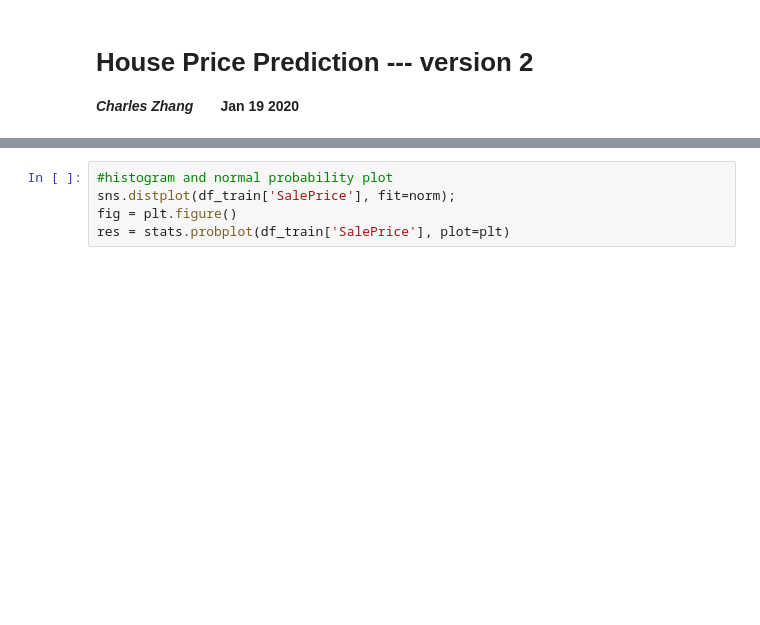
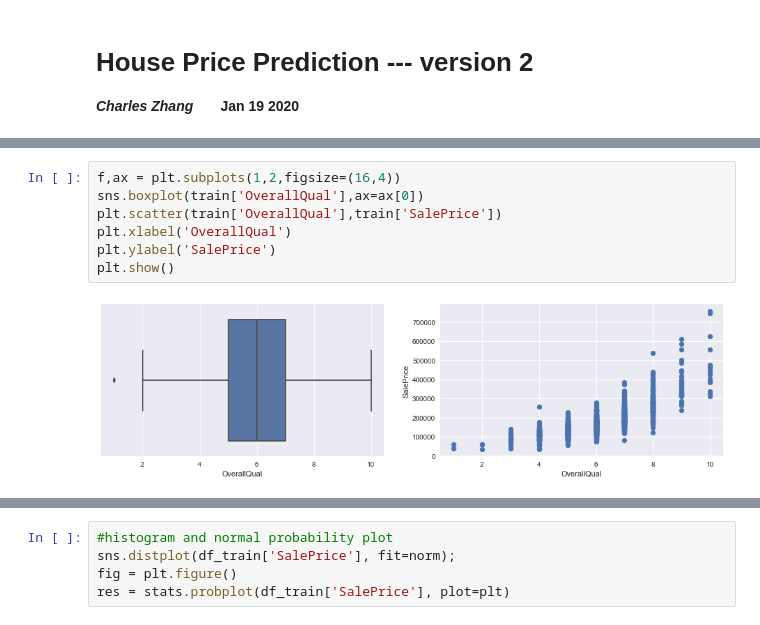
Before and after one commit to zcczhang/House_Price_Prediction_Model, a Jupyter notebook: house_price_prediction_v2.ipynb, the cells around one changed output, grey strips where cells are left out. Saved outputs shown, nothing was run; the diff lists cells and outputs as text; blank space fills up the shorter version.

```diff
--- a/house_price_prediction_v2.ipynb
+++ b/house_price_prediction_v2.ipynb
@@ -165,0 +87,9 @@ data.plot.scatter(x=var, y='SalePrice', ylim=(0,800000));
+# %%
+f,ax = plt.subplots(1,2,figsize=(16,4))
+sns.boxplot(train['OverallQual'],ax=ax[0])
+plt.scatter(train['OverallQual'],train['SalePrice'])
+plt.xlabel('OverallQual')
+plt.ylabel('SalePrice')
+plt.show()
+# %% [output]
+[figure, added]
```
Also changed, not shown: parts of 53 cells of this notebook, 1 other file.
